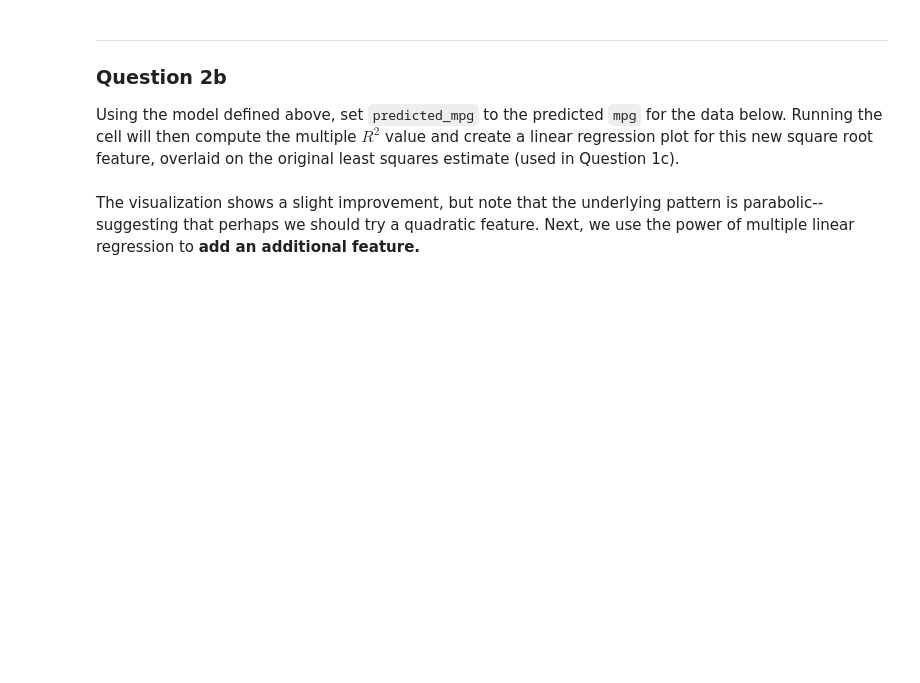
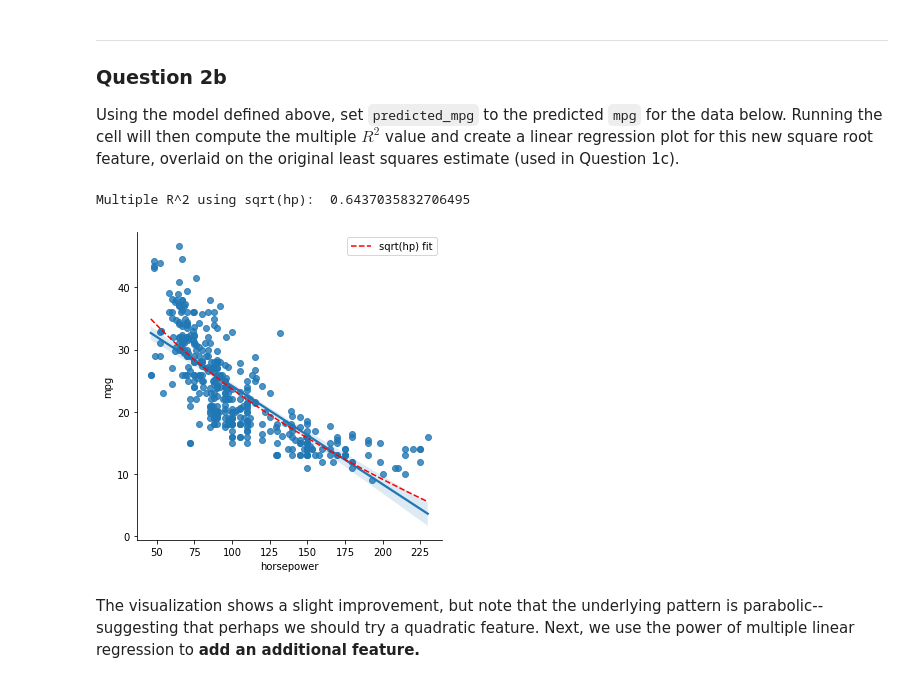
Before and after one commit to DS-100/sp22, a Jupyter notebook: lab/lab06/lab06.ipynb, the cells around one changed output. Saved outputs shown, nothing was run; the diff lists cells and outputs as text; code cells hidden in the pictures; blank space fills up the shorter version.

```diff
--- a/lab/lab06/lab06.ipynb
+++ b/lab/lab06/lab06.ipynb
@@ -325,16 +369,19 @@ model.predict(single_datapoint)
 
 Using the model defined above, set `predicted_mpg` to the predicted `mpg` for the data below. Running the cell will then compute the multiple $R^2$ value and create a linear regression plot for this new square root feature, overlaid on the original least squares estimate (used in Question 1c).
 # %%
-predicted_mpg_hp_sqrt = ...
+predicted_mpg_hp_sqrt = model.predict(vehicle_data[['sqrt(hp)']])
 
 # do not modify below this line
 r2_hp_sqrt = np.var(predicted_mpg_hp_sqrt) / np.var(vehicle_data['mpg'])
 print('Multiple R^2 using sqrt(hp): ', r2_hp_sqrt)
 
 sns.lmplot(x='horsepower', y='mpg', data=vehicle_data)
 plt.plot(vehicle_data['horsepower'],  predicted_mpg_hp_sqrt,
          color = 'r', linestyle='--', label='sqrt(hp) fit');
 plt.legend();
+# %% [output]
+Multiple R^2 using sqrt(hp):  0.6437035832706495
+[figure, added]
 # %% [markdown]
 The visualization shows a slight improvement, but note that the underlying pattern is parabolic--suggesting that perhaps we should try a quadratic feature. Next, we use the power of multiple linear regression to **add an additional feature.**
 # %% [markdown]
```
Also changed, not shown: parts of 42 cells of this notebook, 8 other files.
